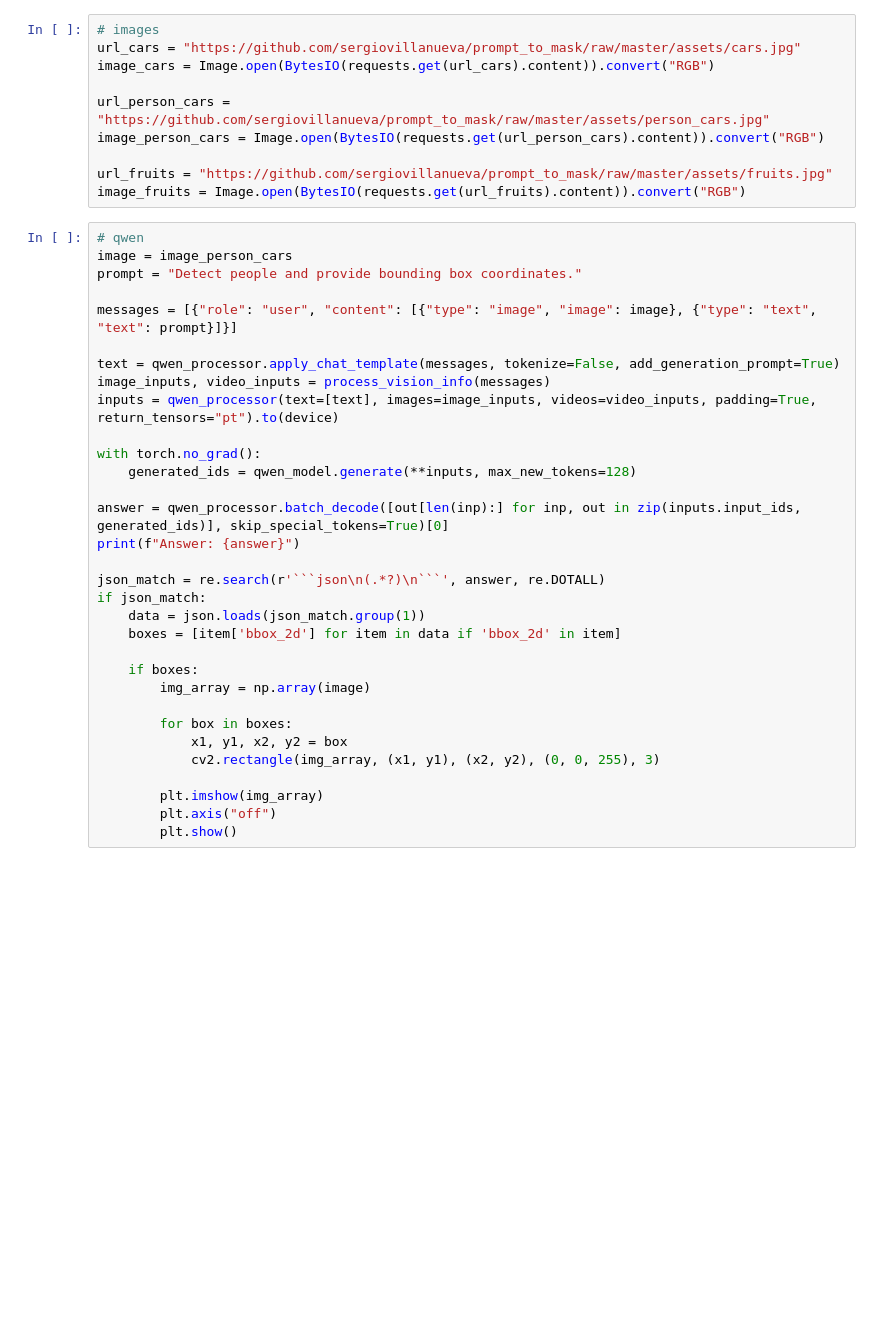
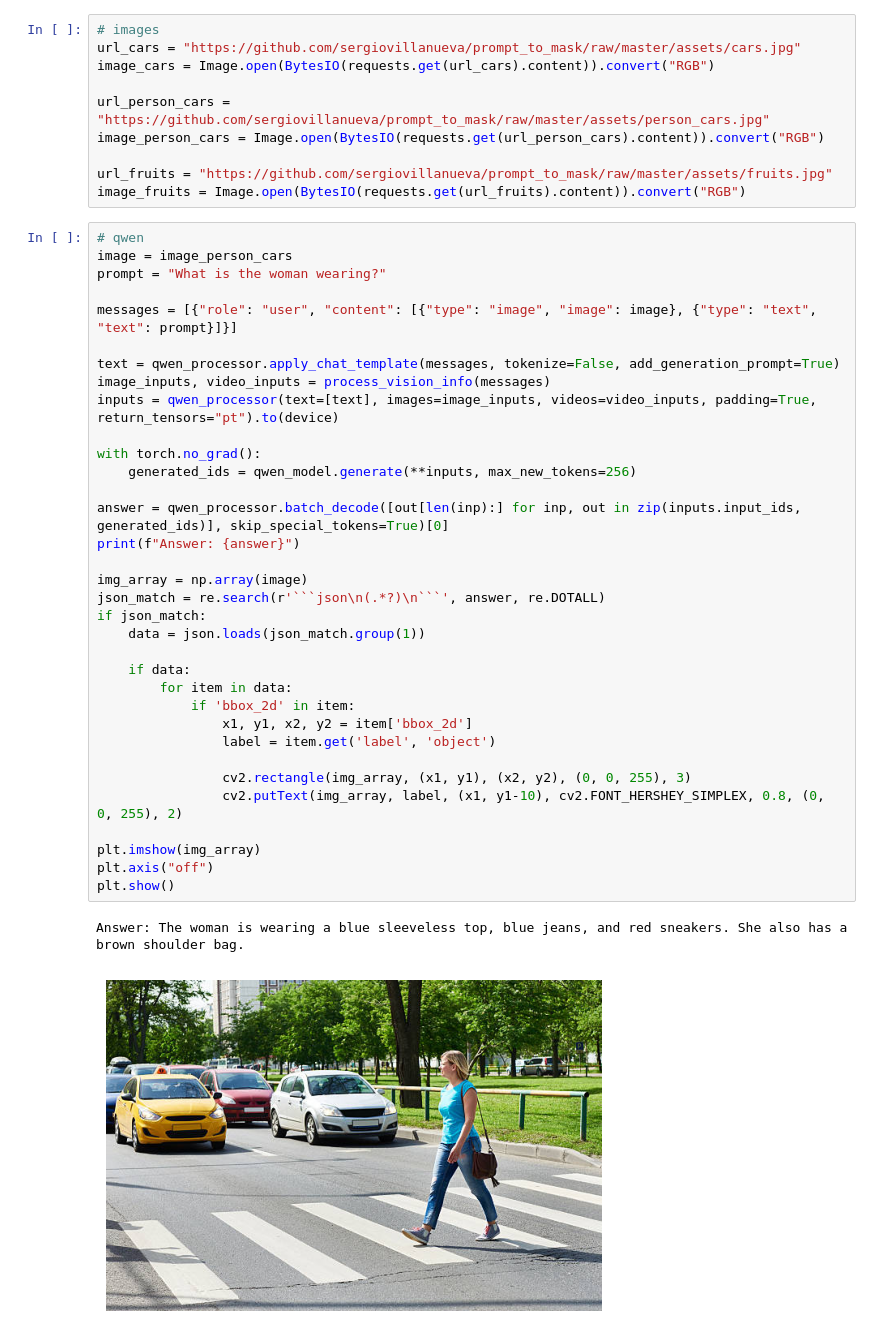
Before and after one commit to sergiovillanueva/prompt_to_mask, a Jupyter notebook: QWEN_SAM.ipynb, the cells around one changed output. Saved outputs shown, nothing was run; the diff lists cells and outputs as text; blank space fills up the shorter version.

````diff
--- a/QWEN_SAM.ipynb
+++ b/QWEN_SAM.ipynb
@@ -78,32 +78,37 @@ image_fruits = Image.open(BytesIO(requests.get(url_fruits).content)).convert("RG
 # %%
 # qwen
 image = image_person_cars
-prompt = "Detect people and provide bounding box coordinates."
+prompt = "What is the woman wearing?"
 
 messages = [{"role": "user", "content": [{"type": "image", "image": image}, {"type": "text", "text": prompt}]}]
 
 text = qwen_processor.apply_chat_template(messages, tokenize=False, add_generation_prompt=True)
 image_inputs, video_inputs = process_vision_info(messages)
 inputs = qwen_processor(text=[text], images=image_inputs, videos=video_inputs, padding=True, return_tensors="pt").to(device)
 
 with torch.no_grad():
-    generated_ids = qwen_model.generate(**inputs, max_new_tokens=128)
+    generated_ids = qwen_model.generate(**inputs, max_new_tokens=256)
 
 answer = qwen_processor.batch_decode([out[len(inp):] for inp, out in zip(inputs.input_ids, generated_ids)], skip_special_tokens=True)[0]
 print(f"Answer: {answer}")
 
+img_array = np.array(image)
 json_match = re.search(r'```json\n(.*?)\n```', answer, re.DOTALL)
 if json_match:
     data = json.loads(json_match.group(1))
-    boxes = [item['bbox_2d'] for item in data if 'bbox_2d' in item]
 
-    if boxes:
-        img_array = np.array(image)
+    if data:
+        for item in data:
+            if 'bbox_2d' in item:
+                x1, y1, x2, y2 = item['bbox_2d']
+                label = item.get('label', 'object')
 
-        for box in boxes:
-            x1, y1, x2, y2 = box
-            cv2.rectangle(img_array, (x1, y1), (x2, y2), (0, 0, 255), 3)
+                cv2.rectangle(img_array, (x1, y1), (x2, y2), (0, 0, 255), 3)
+                cv2.putText(img_array, label, (x1, y1-10), cv2.FONT_HERSHEY_SIMPLEX, 0.8, (0, 0, 255), 2)
 
-        plt.imshow(img_array)
-        plt.axis("off")
-        plt.show()
+plt.imshow(img_array)
+plt.axis("off")
+plt.show()
+# %% [output]
+Answer: The woman is wearing a blue sleeveless top, blue jeans, and red sneakers. She also has a brown shoulder bag.
+[figure, added]
````
Also changed, not shown: parts of 3 cells of this notebook, 1 other file.
